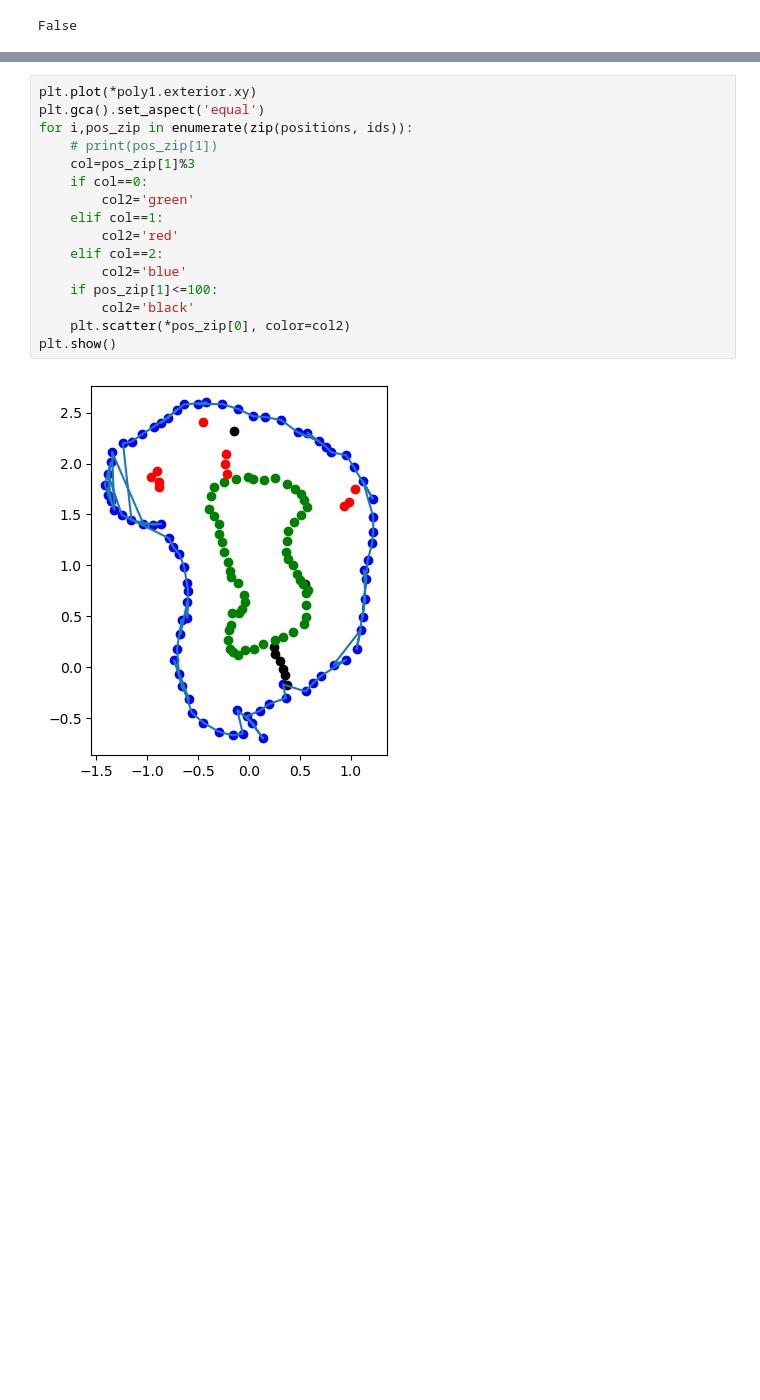
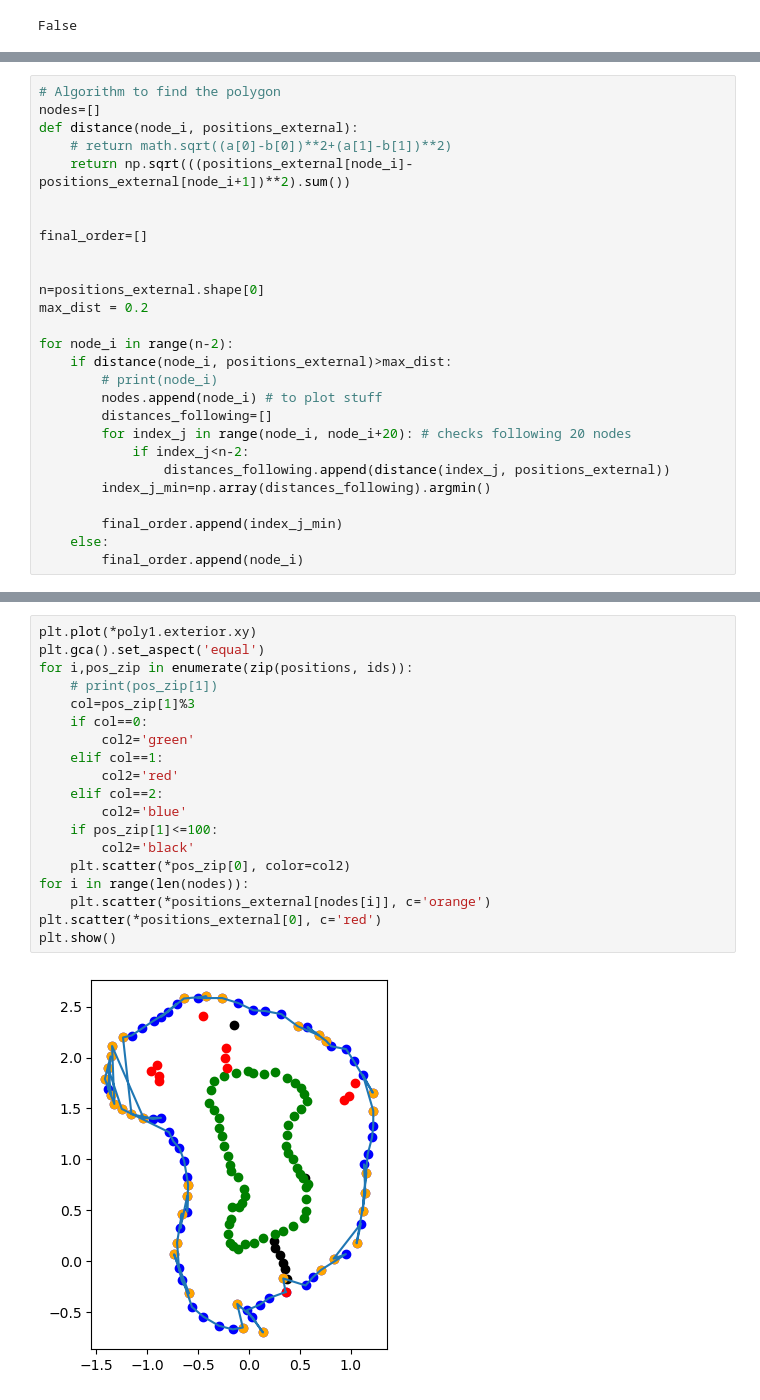
Before and after one commit to tommaso-bertola/computer-vision-and-robotics, a Jupyter notebook: robot-code/pathfinding/create_map.ipynb, the cells around one changed output, grey strips where cells are left out. Cells and saved outputs as stored; diff of their text form; blank space fills up the shorter version.

```diff
--- a/robot-code/pathfinding/create_map.ipynb
+++ b/robot-code/pathfinding/create_map.ipynb
@@ -84,3 +84,30 @@ poly1.exterior.coords[:]
  (0.10628497013098555, -0.42776664727276975),
  (0.19428908216717933, -0.3641526159236204),
  (0.3582500587133168, -0.3039803519321408)]
+# %%
+# Algorithm to find the polygon
+nodes=[]
+def distance(node_i, positions_external):
+    # return math.sqrt((a[0]-b[0])**2+(a[1]-b[1])**2)
+    return np.sqrt(((positions_external[node_i]- positions_external[node_i+1])**2).sum())
+
+
+final_order=[]
+
+
+n=positions_external.shape[0]
+max_dist = 0.2
+
+for node_i in range(n-2):
+    if distance(node_i, positions_external)>max_dist:
+        # print(node_i)
+        nodes.append(node_i) # to plot stuff
+        distances_following=[]
+        for index_j in range(node_i, node_i+20): # checks following 20 nodes
+            if index_j<n-2:
+                distances_following.append(distance(index_j, positions_external))
+        index_j_min=np.array(distances_following).argmin()
+
+        final_order.append(index_j_min)
+    else:
+        final_order.append(node_i)
@@ -87,18 +186,21 @@ poly1.exterior.coords[:]
 # %%
 plt.plot(*poly1.exterior.xy)
 plt.gca().set_aspect('equal')
 for i,pos_zip in enumerate(zip(positions, ids)):
     # print(pos_zip[1])
     col=pos_zip[1]%3
     if col==0:
         col2='green'
     elif col==1:
         col2='red'
     elif col==2:
         col2='blue'
     if pos_zip[1]<=100:
         col2='black'
     plt.scatter(*pos_zip[0], color=col2)
+for i in range(len(nodes)):
+    plt.scatter(*positions_external[nodes[i]], c='orange')
+plt.scatter(*positions_external[0], c='red')
 plt.show()
 # %% [output]
-[figure, old version]
+[figure, new version]
```
Also changed, not shown: parts of 4 cells of this notebook.
